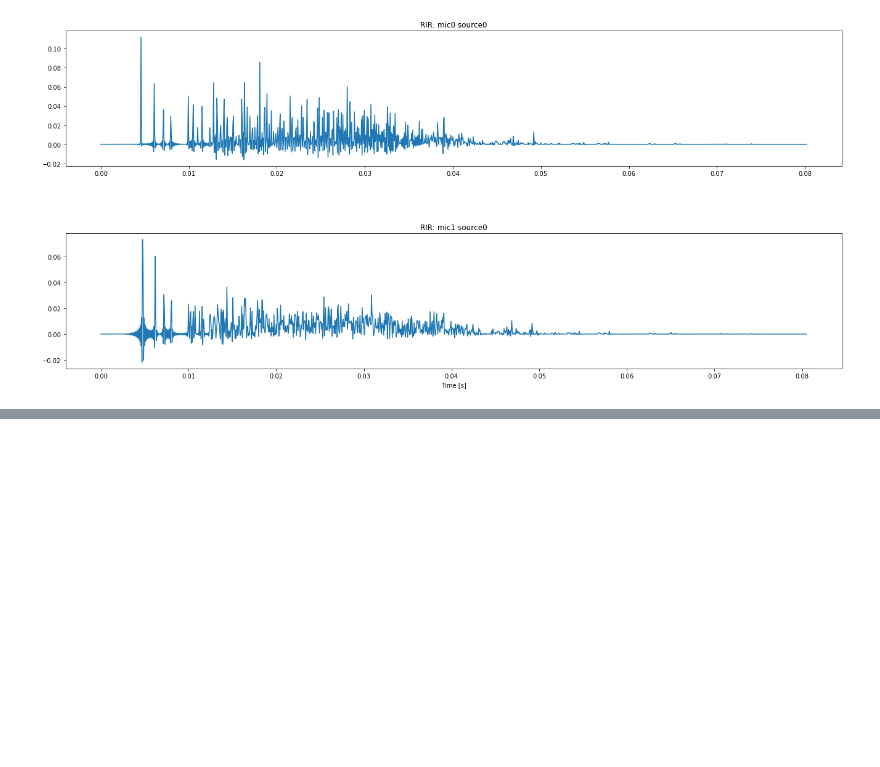
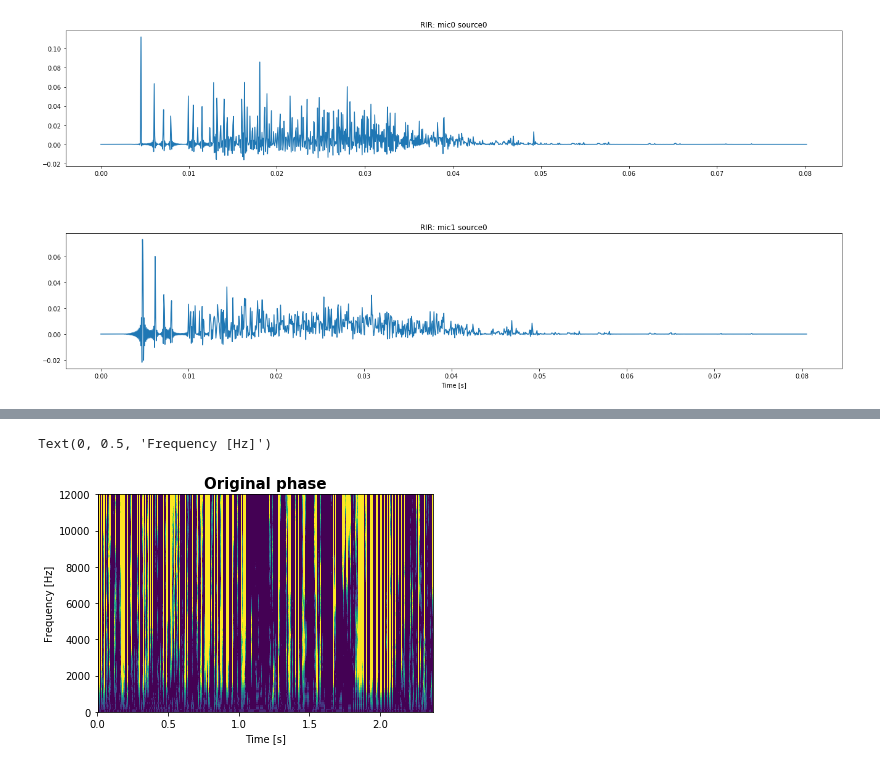
Before and after one commit to YoussefJanjar/Semester-Project-Signal-Processing-Laboratory-2-LTS2-EPFL-Spring-2019, a Jupyter notebook: Trials/pyr_trial.ipynb, the cells around one changed output, grey strips where cells are left out. Cells and saved outputs as stored; diff of their text form; code cells hidden in the pictures; blank space fills up the shorter version.

```diff
--- a/Trials/pyr_trial.ipynb
+++ b/Trials/pyr_trial.ipynb
@@ -105,0 +116,8 @@ Simulated propagation to 2nd mic:
+# %%
+plt.specgram(signal.astype(np.float32), NFFT=256, Fs=fs, mode='phase', vmin=0, vmax=30)
+plt.title('Original phase', fontsize=15, fontweight="bold")
+plt.xlabel('Time [s]')
+plt.ylabel('Frequency [Hz]')
+# %% [output]
+Text(0, 0.5, 'Frequency [Hz]')
+[figure, added]
```
Also changed, not shown: parts of 7 cells of this notebook, 22 other files.
